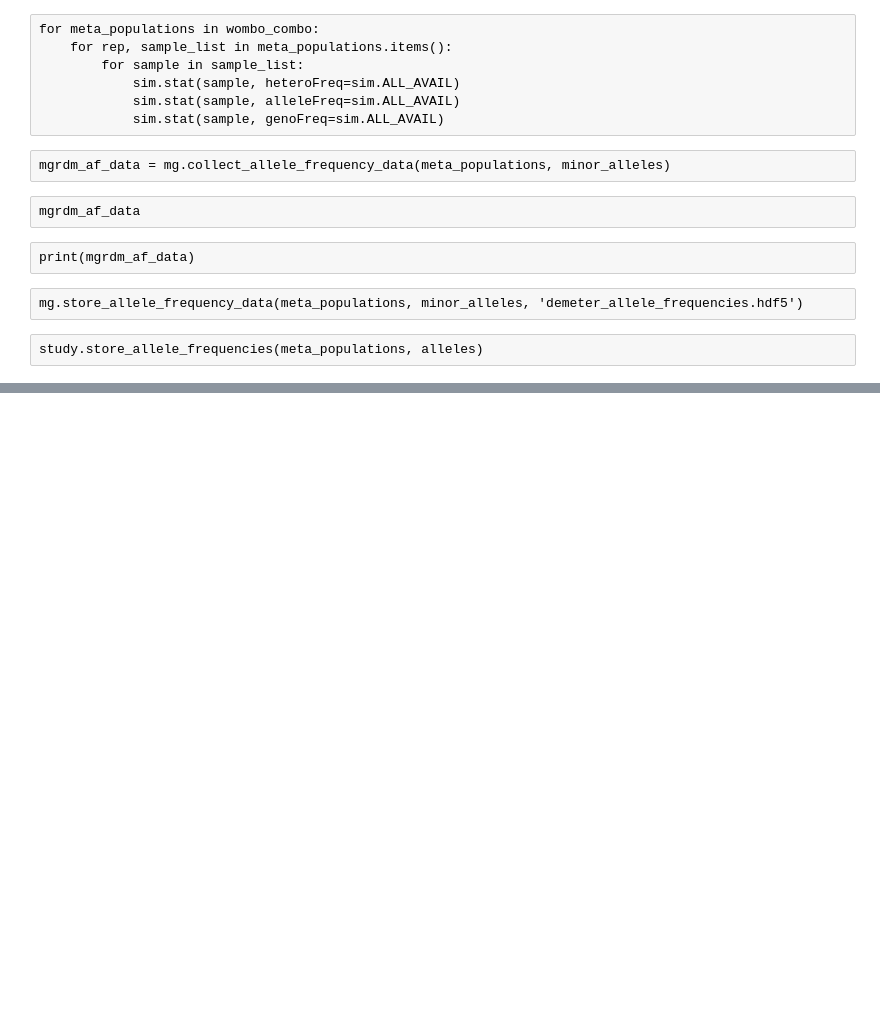
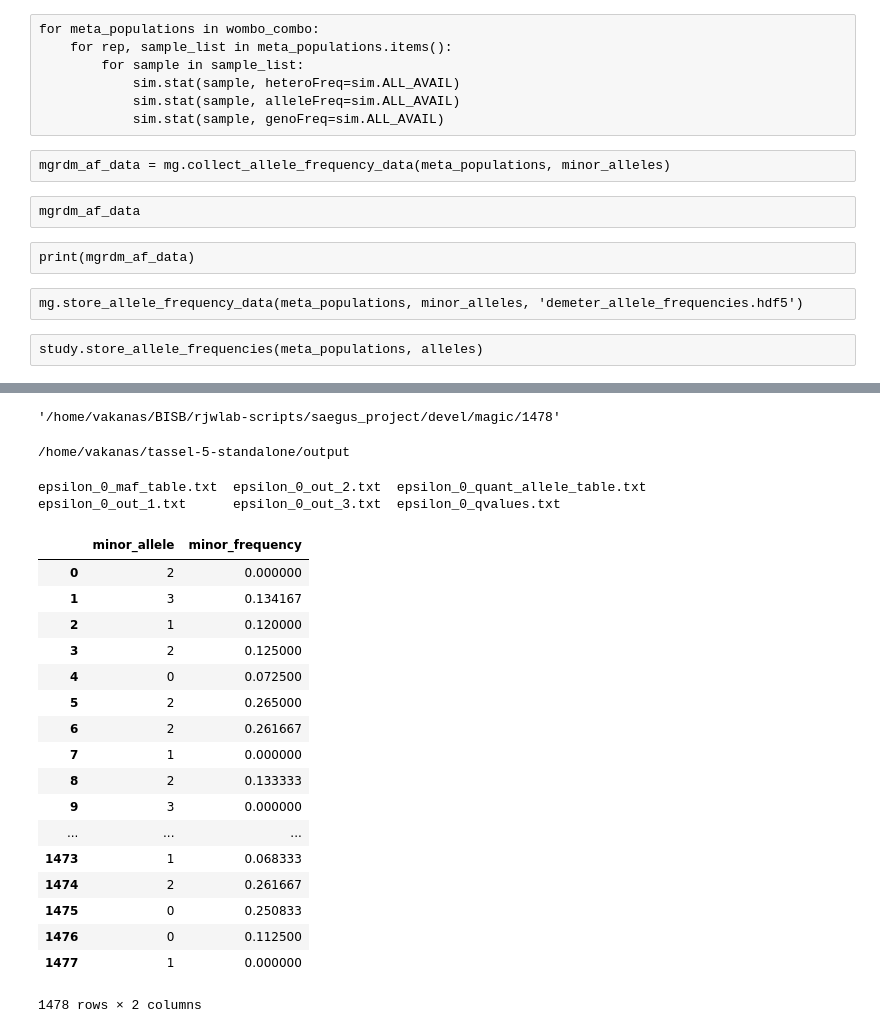
Before and after one commit to maizeatlas/saegus, a Jupyter notebook: devel/magic/1478/demonstration_run_epsilon.ipynb, the cells around one changed output, grey strips where cells are left out. Drawn from its saved outputs; the diff is of its cells as text; code cells hidden in the pictures; blank space fills up the shorter version.

```diff
--- a/devel/magic/1478/demonstration_run_epsilon.ipynb
+++ b/devel/magic/1478/demonstration_run_epsilon.ipynb
@@ -468,0 +489,13 @@ lxml_root.write("/home/vakanas/tassel-5-standalone/"+"R"+rep_id_name+'_'+
+# %%
+pwd
+# %% [output]
+'/home/vakanas/BISB/rjwlab-scripts/saegus_project/devel/magic/1478'
+# %%
+cd /home/vakanas/tassel-5-standalone/output/
+# %% [output]
+/home/vakanas/tassel-5-standalone/output
+# %%
+ls
+# %% [output]
+epsilon_0_maf_table.txt  epsilon_0_out_2.txt  epsilon_0_quant_allele_table.txt
+epsilon_0_out_1.txt      epsilon_0_out_3.txt  epsilon_0_qvalues.txt
@@ -468,0 +504,21 @@ lxml_root.write("/home/vakanas/tassel-5-standalone/"+"R"+rep_id_name+'_'+
+# %%
+mafrqs
+# %% [output]
+|  | minor_allele | minor_frequency |
+| 0 | 2 | 0.000000 |
+| 1 | 3 | 0.134167 |
+| 2 | 1 | 0.120000 |
+| 3 | 2 | 0.125000 |
+| 4 | 0 | 0.072500 |
+| 5 | 2 | 0.265000 |
+| 6 | 2 | 0.261667 |
+| 7 | 1 | 0.000000 |
+| 8 | 2 | 0.133333 |
+| 9 | 3 | 0.000000 |
+| ... | ... | ... |
+| 1473 | 1 | 0.068333 |
+| 1474 | 2 | 0.261667 |
+| 1475 | 0 | 0.250833 |
+| 1476 | 0 | 0.112500 |
+| 1477 | 1 | 0.000000 |
+1478 rows × 2 columns
```
Also changed, not shown: parts of 131 cells of this notebook, 16 other files.
